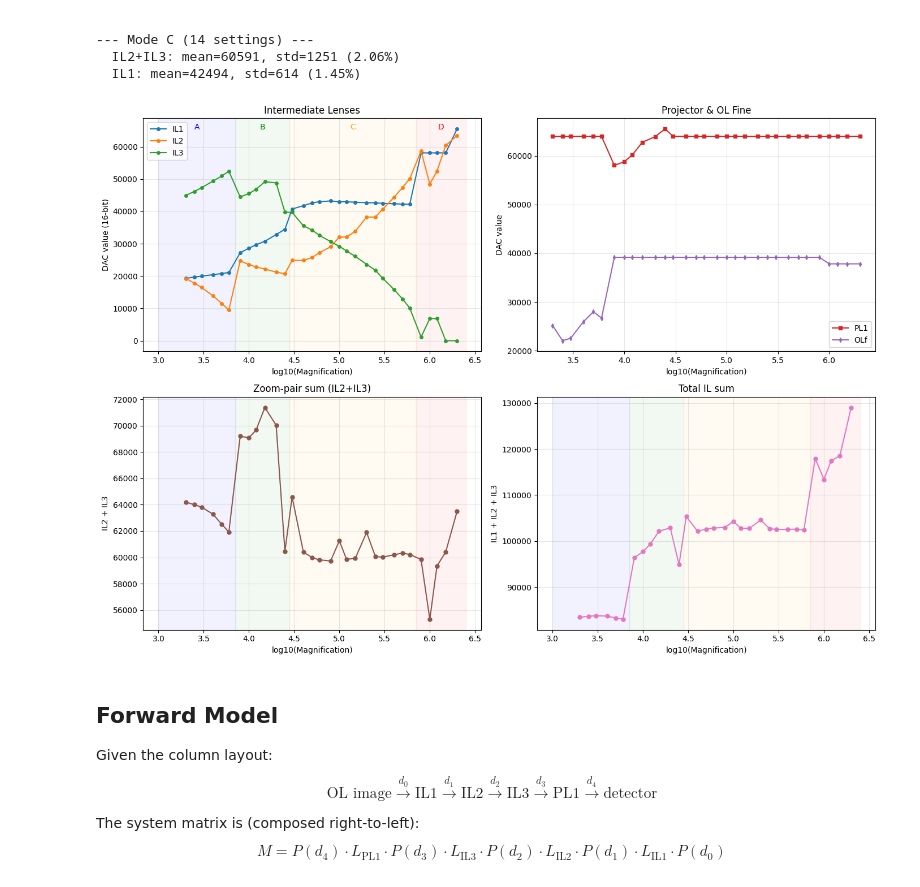
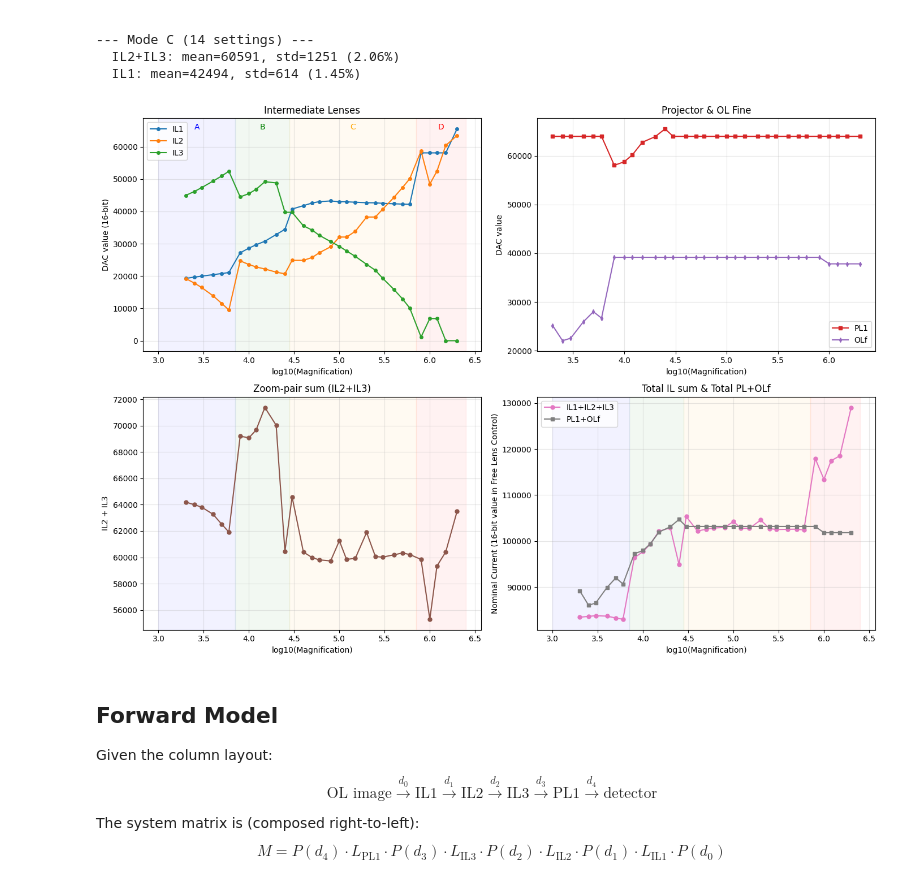
Before and after one commit to TemGym/TemGymCore, a Jupyter notebook: examples/lens_inversion/dac_lens_inversion.ipynb, the cells around one changed output. Saved outputs shown, nothing was run; the diff lists cells and outputs as text; code cells hidden in the pictures.

```diff
--- a/examples/lens_inversion/dac_lens_inversion.ipynb
+++ b/examples/lens_inversion/dac_lens_inversion.ipynb
@@ -179,37 +179,40 @@ ax.plot(dac["log_mag"], dac["OLf"], "d-", label="OLf", color="C4", markersize=4)
 ax.set_xlabel("log10(Magnification)")
 ax.set_ylabel("DAC value")
 ax.set_title("Projector & OL Fine")
 ax.legend()
 ax.grid(True, alpha=0.3)
 
 # Panel 3: IL2+IL3 sum
 ax = axes[1, 0]
 s23 = dac["IL2"] + dac["IL3"]
 ax.plot(dac["log_mag"], s23, "o-", color="C5", markersize=5)
 ax.set_xlabel("log10(Magnification)")
 ax.set_ylabel("IL2 + IL3")
 ax.set_title("Zoom-pair sum (IL2+IL3)")
 ax.grid(True, alpha=0.3)
 for mode, lo, hi, c in [("A",3.0,3.85,"blue"),("B",3.85,4.45,"green"),
                           ("C",4.45,5.85,"orange"),("D",5.85,6.4,"red")]:
     ax.axvspan(lo, hi, alpha=0.05, color=c)
 
 # Panel 4: IL1+IL2+IL3 total
 ax = axes[1, 1]
 total = dac["IL1"] + dac["IL2"] + dac["IL3"]
-ax.plot(dac["log_mag"], total, "o-", color="C6", markersize=5)
+total_pl_obj = dac["PL1"] + dac["OLf"]
+ax.plot(dac["log_mag"], total, "o-", color="C6", markersize=5, label="IL1+IL2+IL3")
+ax.plot(dac["log_mag"], total_pl_obj, "s-", color="C7", markersize=5, label="PL1+OLf")
 ax.set_xlabel("log10(Magnification)")
-ax.set_ylabel("IL1 + IL2 + IL3")
-ax.set_title("Total IL sum")
+ax.set_ylabel('Nominal Current (16-bit value in Free Lens Control)')
+ax.set_title("Total IL sum & Total PL+OLf")
 ax.grid(True, alpha=0.3)
+plt.legend()
 for mode, lo, hi, c in [("A",3.0,3.85,"blue"),("B",3.85,4.45,"green"),
                           ("C",4.45,5.85,"orange"),("D",5.85,6.4,"red")]:
     ax.axvspan(lo, hi, alpha=0.05, color=c)
 
 plt.tight_layout()
 plt.show()
 # %% [output]
-[figure, old version]
+[figure, new version]
 # %% [markdown]
 ## Forward Model
 
```
Also changed, not shown: 11 other files.
